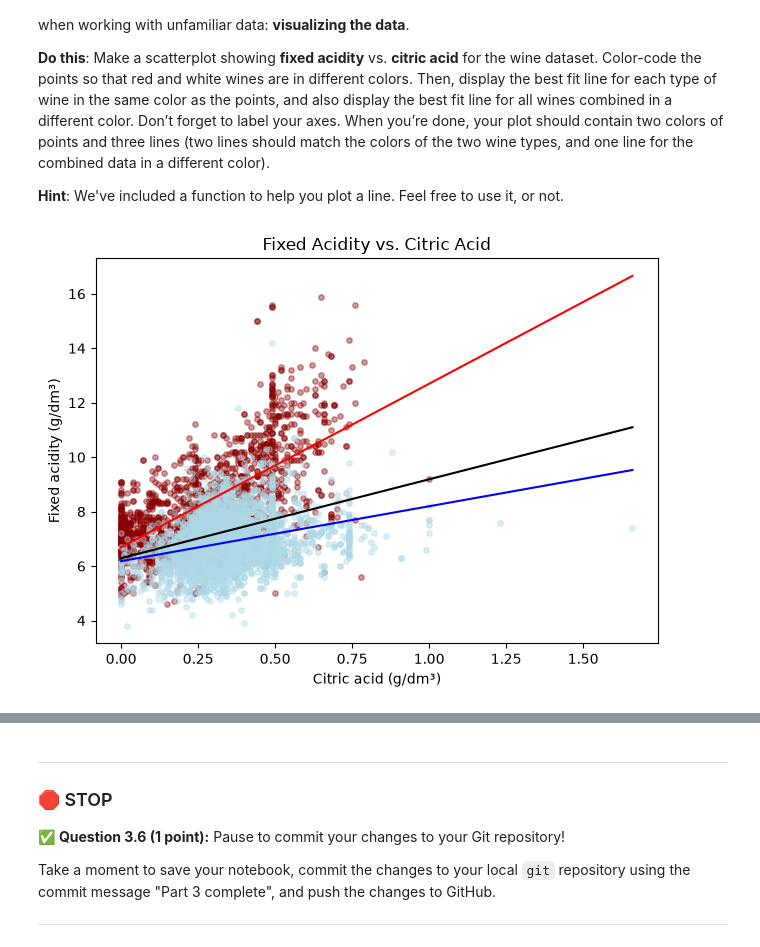
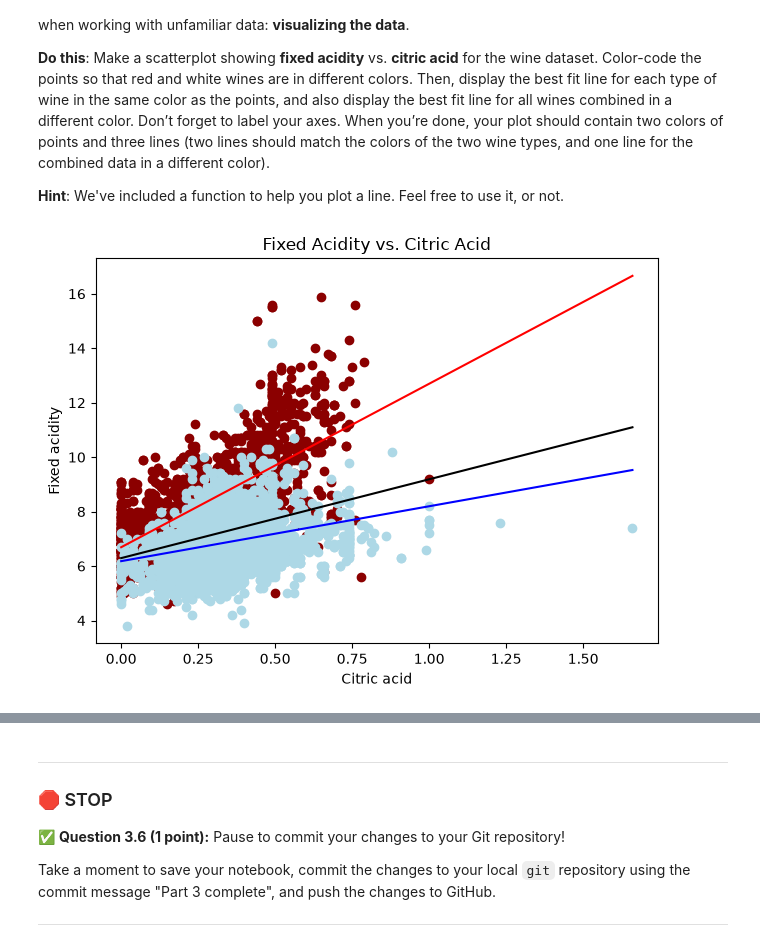
Before and after one commit to benni-ellisgoertler/CMSE202-f26-turnin, a Jupyter notebook: hw-03/HW03-Regression-STUDENT.ipynb, the cells around one changed output, grey strips where cells are left out. Cells and saved outputs as stored; diff of their text form; code cells hidden in the pictures.

```diff
--- a/hw-03/HW03-Regression-STUDENT.ipynb
+++ b/hw-03/HW03-Regression-STUDENT.ipynb
@@ -454,31 +454,31 @@ Notes:
 # %%
 import matplotlib.pyplot as plt
 import numpy as np
 def plot_line(slope, intercept, xmin, xmax, color):
     xline = np.array([xmin,xmax])
     yline = slope*xline+intercept
     plt.plot(xline,yline,color)
 
 plt.scatter(red['citric acid'], red['fixed acidity'],
-            color='darkred', alpha=0.4, s=15, label='Red wine')
+            color='darkred', label='Red wine')
 plt.scatter(white['citric acid'], white['fixed acidity'],
-            color='lightblue', alpha=0.4, s=15, label='White wine')
+            color='lightblue', label='White wine')
 xmin = wine['citric acid'].min()
 xmax = wine['citric acid'].max()
 plot_line(r_results.params['citric acid'], r_results.params['const'],
           xmin, xmax, 'red')
 plot_line(w_results.params['citric acid'], w_results.params['const'],
           xmin, xmax, 'blue')
 plot_line(results_all.params['citric acid'], results_all.params['const'],
           xmin, xmax, 'black')
-plt.xlabel('Citric acid (g/dm³)')
-plt.ylabel('Fixed acidity (g/dm³)')
+plt.xlabel('Citric acid')
+plt.ylabel('Fixed acidity')
 plt.title('Fixed Acidity vs. Citric Acid')
 
 plt.tight_layout()
 plt.show()
 # %% [output]
-[figure, old version]
+[figure, new version]
 # %% [markdown]
 <!-- END QUESTION -->
 <!-- DO NOT MODIFY OR DELETE THIS CELL. Make sure your solution to the question above is in the cell(s) above this one. -->
```
Also changed, not shown: parts of 6 cells of this notebook.
